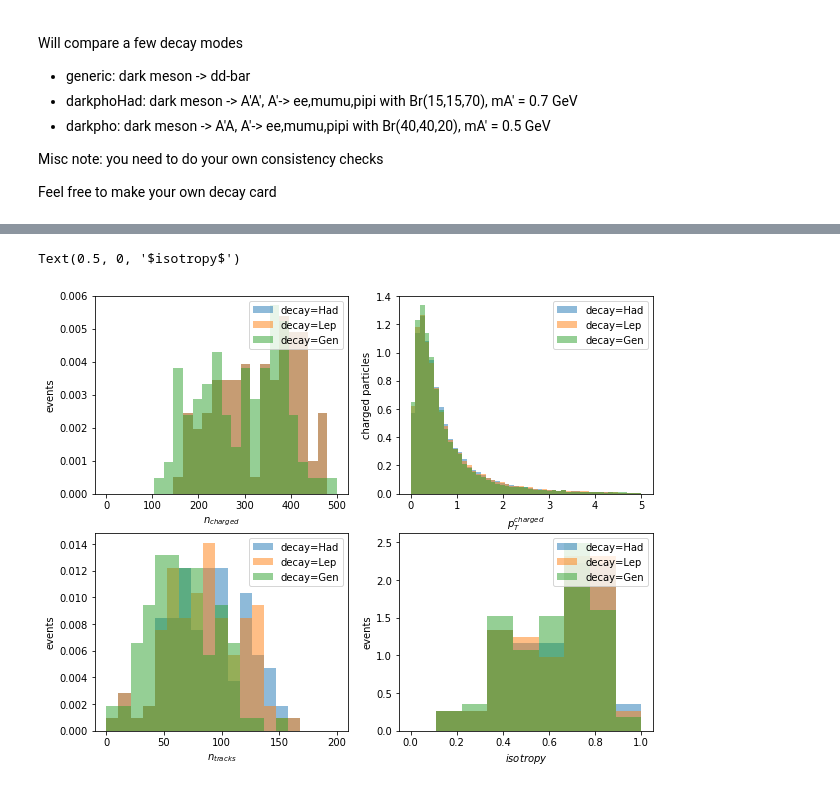
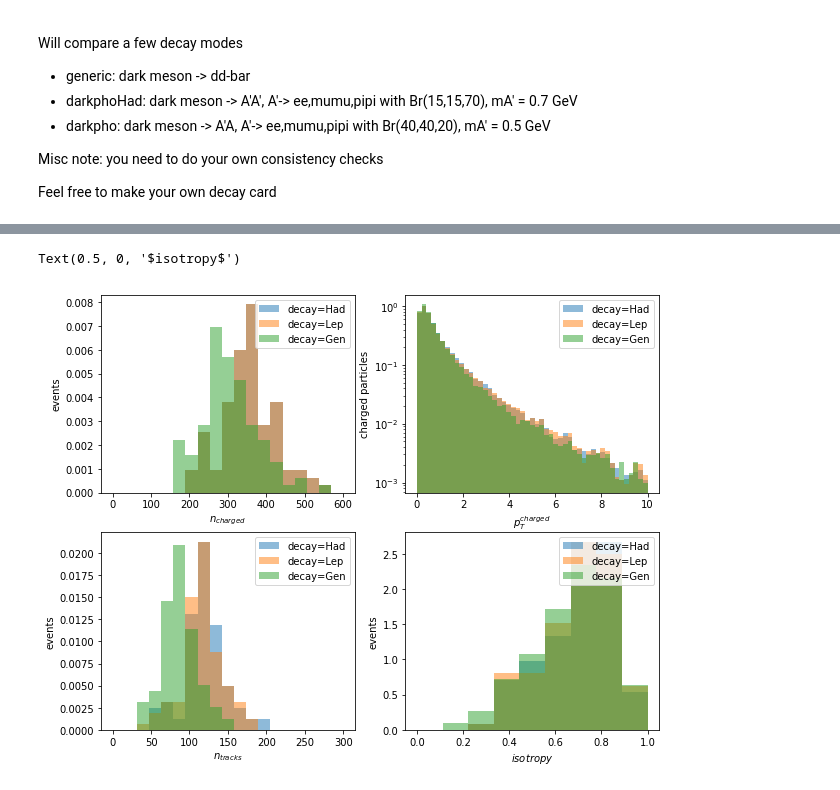
Before and after one commit to kdipetri/suepTutorial, a Jupyter notebook: tutorial.ipynb, the cells around one changed output, grey strips where cells are left out. Drawn from its saved outputs; the diff is of its cells as text; code cells hidden in the pictures.

```diff
--- a/tutorial.ipynb
+++ b/tutorial.ipynb
@@ -254,6 +264,6 @@ Feel free to make your own decay card
 # %%
 # setup instances of SUEP class
-suep125_darkPhoHad = SUEP("mMed-125_mDark-2.0_temp-1.0_decay-darkPhoHad.hepmc")
-suep125_darkPho    = SUEP("mMed-125_mDark-2.0_temp-1.0_decay-darkPho.hepmc")
-suep125_generic    = SUEP("mMed-125_mDark-2.0_temp-1.0_decay-generic.hepmc")
+suep_darkPhoHad = SUEP("mMed-250_mDark-2.0_temp-2.0_decay-darkPhoHad.hepmc")
+suep_darkPho    = SUEP("mMed-250_mDark-2.0_temp-2.0_decay-darkPho.hepmc")
+suep_generic    = SUEP("mMed-250_mDark-2.0_temp-2.0_decay-generic.hepmc")
 # %%
@@ -290,42 +317,44 @@ Processing mMed-125_mDark-2.0_temp-1.0_decay-generic.hepmc
 # %%
 # more comparison plots
 fig, axs = plt.subplots(2,2,sharey=False,figsize=(10,8))
 
 # nCharged particles
-bins = np.linspace(0,500,25)
-axs[0,0].hist(suep125_darkPhoHad.nCharged , bins, alpha=0.5, label='decay=Had', normed=1)
-axs[0,0].hist(suep125_darkPho.nCharged    , bins, alpha=0.5, label='decay=Lep', normed=1)
-axs[0,0].hist(suep125_generic.nCharged    , bins, alpha=0.5, label='decay=Gen', normed=1)
+bins = np.linspace(0,600,20)
+axs[0,0].hist(suep_darkPhoHad.nCharged , bins, alpha=0.5, label='decay=Had', normed=1)
+axs[0,0].hist(suep_darkPho.nCharged    , bins, alpha=0.5, label='decay=Lep', normed=1)
+axs[0,0].hist(suep_generic.nCharged    , bins, alpha=0.5, label='decay=Gen', normed=1)
 axs[0,0].legend(loc='upper right')
 axs[0,0].set_ylabel("events")
 axs[0,0].set_xlabel("$n_{charged}$")
 
+
 # charged particle pT
-bins = np.linspace(0,5,50)
-axs[0,1].hist(suep125_darkPhoHad.chargedPt, bins, alpha=0.5, label='decay=Had', normed=1)
-axs[0,1].hist(suep125_darkPho.chargedPt   , bins, alpha=0.5, label='decay=Lep', normed=1)
-axs[0,1].hist(suep125_generic.chargedPt   , bins, alpha=0.5, label='decay=Gen', normed=1)
+bins = np.linspace(0,10,50)
+axs[0,1].hist(suep_darkPhoHad.chargedPt, bins, alpha=0.5, label='decay=Had', normed=1)
+axs[0,1].hist(suep_darkPho.chargedPt   , bins, alpha=0.5, label='decay=Lep', normed=1)
+axs[0,1].hist(suep_generic.chargedPt   , bins, alpha=0.5, label='decay=Gen', normed=1)
 axs[0,1].legend(loc='upper right')
 axs[0,1].set_ylabel("charged particles")
 axs[0,1].set_xlabel("$p_{T}^{charged}$")
+axs[0,1].set_yscale('log')
 
 # nTracks with pT > 0.7 GeV
-bins = np.linspace(0,200,20)
-axs[1,0].hist(suep125_darkPhoHad.nTracks, bins, alpha=0.5, label='decay=Had', normed=1)
-axs[1,0].hist(suep125_darkPho.nTracks   , bins, alpha=0.5, label='decay=Lep', normed=1)
-axs[1,0].hist(suep125_generic.nTracks   , bins, alpha=0.5, label='decay=Gen', normed=1)
+bins = np.linspace(0,300,20)
+axs[1,0].hist(suep_darkPhoHad.nTracks, bins, alpha=0.5, label='decay=Had', normed=1)
+axs[1,0].hist(suep_darkPho.nTracks   , bins, alpha=0.5, label='decay=Lep', normed=1)
+axs[1,0].hist(suep_generic.nTracks   , bins, alpha=0.5, label='decay=Gen', normed=1)
 axs[1,0].legend(loc='upper right')
 axs[1,0].set_ylabel("events")
 axs[1,0].set_xlabel("$n_{tracks}$")
 
 # isotropy from tracks in acceptance
 bins = np.linspace(0,1,10)
-axs[1,1].hist(suep125_darkPhoHad.isotropy, bins, alpha=0.5, label='decay=Had', normed=1)
-axs[1,1].hist(suep125_darkPho.isotropy   , bins, alpha=0.5, label='decay=Lep', normed=1)
-axs[1,1].hist(suep125_generic.isotropy   , bins, alpha=0.5, label='decay=Gen', normed=1)
+axs[1,1].hist(suep_darkPhoHad.isotropy, bins, alpha=0.5, label='decay=Had', normed=1)
+axs[1,1].hist(suep_darkPho.isotropy   , bins, alpha=0.5, label='decay=Lep', normed=1)
+axs[1,1].hist(suep_generic.isotropy   , bins, alpha=0.5, label='decay=Gen', normed=1)
 axs[1,1].legend(loc='upper right')
 axs[1,1].set_ylabel("events")
 axs[1,1].set_xlabel("$isotropy$")
 # %% [output]
 Text(0.5, 0, '$isotropy$')
-[figure, old version]
+[figure, new version]
```
Also changed, not shown: parts of 14 cells of this notebook, 1 other file.
